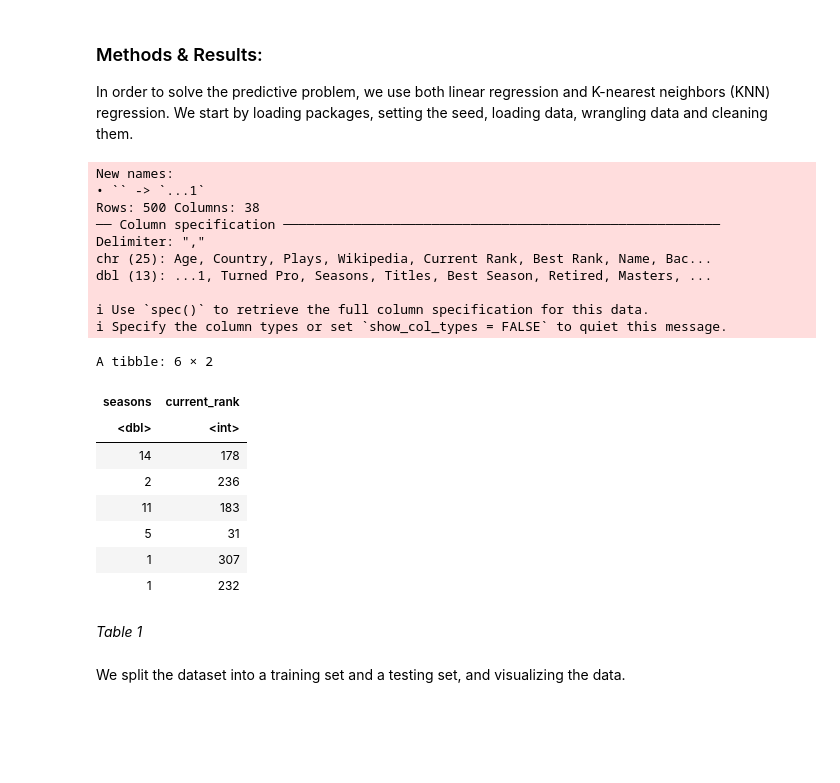
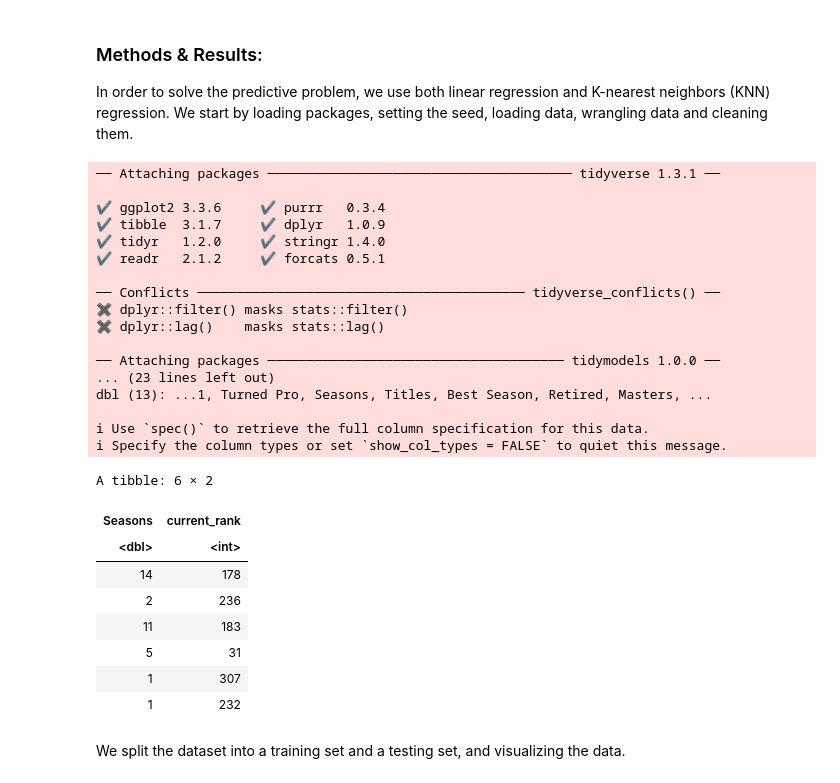
Before and after one commit to jialiu03/group21_project, a Jupyter notebook: Project Report.ipynb, the cells around one changed output. Drawn from its saved outputs; the diff is of its cells as text; code cells hidden in the pictures; blank space fills up the shorter version.

```diff
--- a/Project Report.ipynb
+++ b/Project Report.ipynb
@@ -10,33 +14,39 @@ We start by loading packages, setting the seed, loading data, wrangling data and
 # %%
 library(tidyverse)
 library(tidymodels)
 
 # set seed
 set.seed(100)
 
 # read and tidy data
 player_stats <- read_csv("player_stats.csv")
 colnames(player_stats)[colnames(player_stats) == "Current Rank"] <- "Current_Rank"
-colnames(player_stats)[colnames(player_stats) == "Seasons"] <- "seasons"
 player_stats <- player_stats |>
     separate(col = Current_Rank, into = c("current_rank", "other_rank"), sep = " ", convert = TRUE) |>
-    filter(seasons != " ") |>
+    filter(Seasons != " ") |>
     filter(current_rank != "NA")|>
-    select(seasons, current_rank)
+    select(Seasons, current_rank)
 head(player_stats)
 # %% [output]
-New names:
-• `` -> `...1`
-Rows: 500 Columns: 38
-── Column specification ────────────────────────────────────────────────────────
-Delimiter: ","
-chr (25): Age, Country, Plays, Wikipedia, Current Rank, Best Rank, Name, Bac...
+── Attaching packages ─────────────────────────────────────── tidyverse 1.3.1 ──
+
+✔ ggplot2 3.3.6     ✔ purrr   0.3.4
+✔ tibble  3.1.7     ✔ dplyr   1.0.9
+✔ tidyr   1.2.0     ✔ stringr 1.4.0
+✔ readr   2.1.2     ✔ forcats 0.5.1
+
+── Conflicts ────────────────────────────────────────── tidyverse_conflicts() ──
+✖ dplyr::filter() masks stats::filter()
+✖ dplyr::lag()    masks stats::lag()
+
+── Attaching packages ────────────────────────────────────── tidymodels 1.0.0 ──
+... (23 lines left out)
 dbl (13): ...1, Turned Pro, Seasons, Titles, Best Season, Retired, Masters, ...
 
 ℹ Use `spec()` to retrieve the full column specification for this data.
 ℹ Specify the column types or set `show_col_types = FALSE` to quiet this message.
 A tibble: 6 × 2
-| seasons | current_rank |
+| Seasons | current_rank |
 | <dbl> | <int> |
 | 14 | 178 |
 | 2 | 236 |
@@ -44,8 +54,6 @@ A tibble: 6 × 2
 | 5 | 31 |
 | 1 | 307 |
 | 1 | 232 |
-# %% [markdown]
-*Table 1*
 # %% [markdown]
 We split the dataset into a training set and a testing set, and visualizing the data.
 # %%
```
Also changed, not shown: parts of 16 cells of this notebook.
